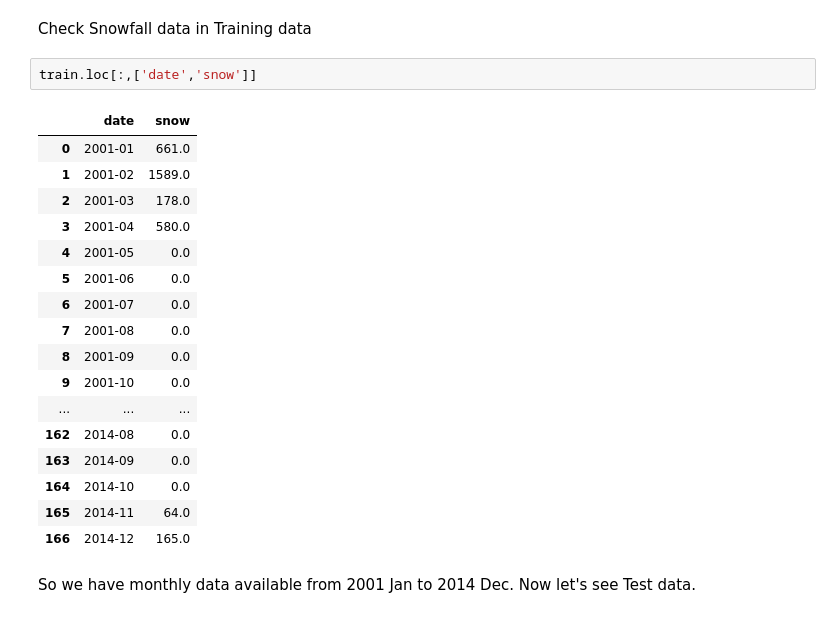
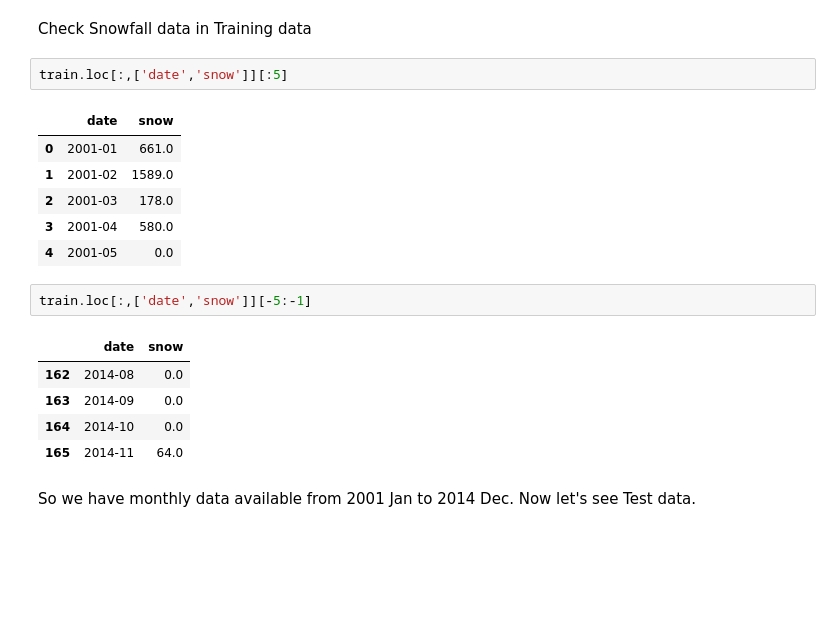
Before and after one commit to sidmanu/MIDS-W207-DeforestationAndClimate, a Jupyter notebook: notebooks/model.ipynb, the cells around one changed output. Drawn from its saved outputs; the diff is of its cells as text; blank space fills up the shorter version.

```diff
--- a/notebooks/model.ipynb
+++ b/notebooks/model.ipynb
@@ -55,25 +65,22 @@ train.describe()
 # %% [markdown]
 Check Snowfall data in Training data
 # %%
-train.loc[:,['date','snow']]
+train.loc[:,['date','snow']][:5]
 # %% [output]
 |  | date | snow |
 | 0 | 2001-01 | 661.0 |
 | 1 | 2001-02 | 1589.0 |
 | 2 | 2001-03 | 178.0 |
 | 3 | 2001-04 | 580.0 |
 | 4 | 2001-05 | 0.0 |
-| 5 | 2001-06 | 0.0 |
-| 6 | 2001-07 | 0.0 |
-| 7 | 2001-08 | 0.0 |
-| 8 | 2001-09 | 0.0 |
-| 9 | 2001-10 | 0.0 |
-| ... | ... | ... |
-| 162 | 2014-08 | 0.0 |
-| 163 | 2014-09 | 0.0 |
-| 164 | 2014-10 | 0.0 |
-| 165 | 2014-11 | 64.0 |
-| 166 | 2014-12 | 165.0 |
+# %%
+train.loc[:,['date','snow']][-5:-1]
+# %% [output]
+|  | date | snow |
+| 162 | 2014-08 | 0.0 |
+| 163 | 2014-09 | 0.0 |
+| 164 | 2014-10 | 0.0 |
+| 165 | 2014-11 | 64.0 |
 # %% [markdown]
 So we have monthly data available from 2001 Jan to 2014 Dec. Now let's see Test data.
 # %%
```
Also changed, not shown: parts of 9 cells of this notebook.
